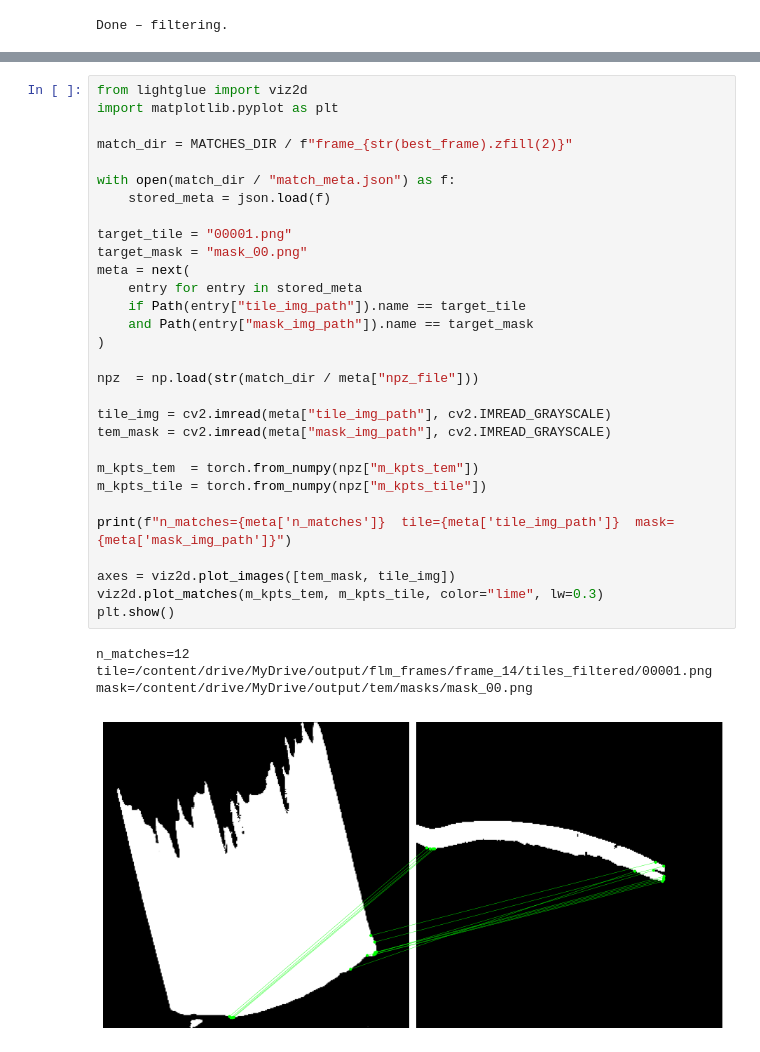
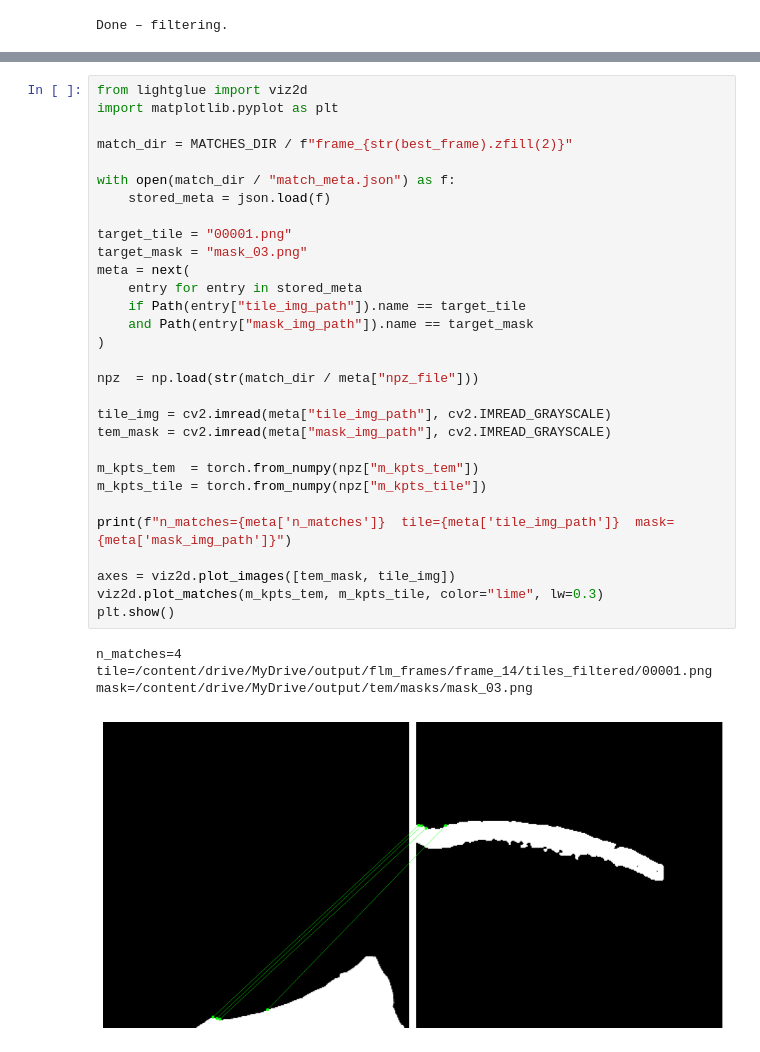
Before and after one commit to Sarztak/flm-tem-correlation, a Jupyter notebook: full_pipeline_reduced.ipynb, the cells around one changed output, grey strips where cells are left out. Drawn from its saved outputs; the diff is of its cells as text.

```diff
--- a/full_pipeline_reduced.ipynb
+++ b/full_pipeline_reduced.ipynb
@@ -429,36 +437,36 @@ Rank 10: n_matches=12  tem_mask=9  tile=(0, 0)  tile_path=/content/drive/MyDrive
 # %%
 from lightglue import viz2d
 import matplotlib.pyplot as plt
 
 match_dir = MATCHES_DIR / f"frame_{str(best_frame).zfill(2)}"
 
 with open(match_dir / "match_meta.json") as f:
     stored_meta = json.load(f)
 
 target_tile = "00001.png"
-target_mask = "mask_00.png"
+target_mask = "mask_03.png"
 meta = next(
     entry for entry in stored_meta
     if Path(entry["tile_img_path"]).name == target_tile
     and Path(entry["mask_img_path"]).name == target_mask
 )
 
 npz  = np.load(str(match_dir / meta["npz_file"]))
 
 tile_img = cv2.imread(meta["tile_img_path"], cv2.IMREAD_GRAYSCALE)
 tem_mask = cv2.imread(meta["mask_img_path"], cv2.IMREAD_GRAYSCALE)
 
 m_kpts_tem  = torch.from_numpy(npz["m_kpts_tem"])
 m_kpts_tile = torch.from_numpy(npz["m_kpts_tile"])
 
 print(f"n_matches={meta['n_matches']}  tile={meta['tile_img_path']}  mask={meta['mask_img_path']}")
 
 axes = viz2d.plot_images([tem_mask, tile_img])
 viz2d.plot_matches(m_kpts_tem, m_kpts_tile, color="lime", lw=0.3)
 plt.show()
 # %% [output]
-n_matches=12  tile=/content/drive/MyDrive/output/flm_frames/frame_14/tiles_filtered/00001.png  mask=/content/drive/MyDrive/output/tem/masks/mask_00.png
+n_matches=4  tile=/content/drive/MyDrive/output/flm_frames/frame_14/tiles_filtered/00001.png  mask=/content/drive/MyDrive/output/tem/masks/mask_03.png
-[figure, old version]
+[figure, new version]
 # %%
 from alignment_helpers import backproject_to_full_flm, matrix_scale
 
```
Also changed, not shown: parts of 5 cells of this notebook.
